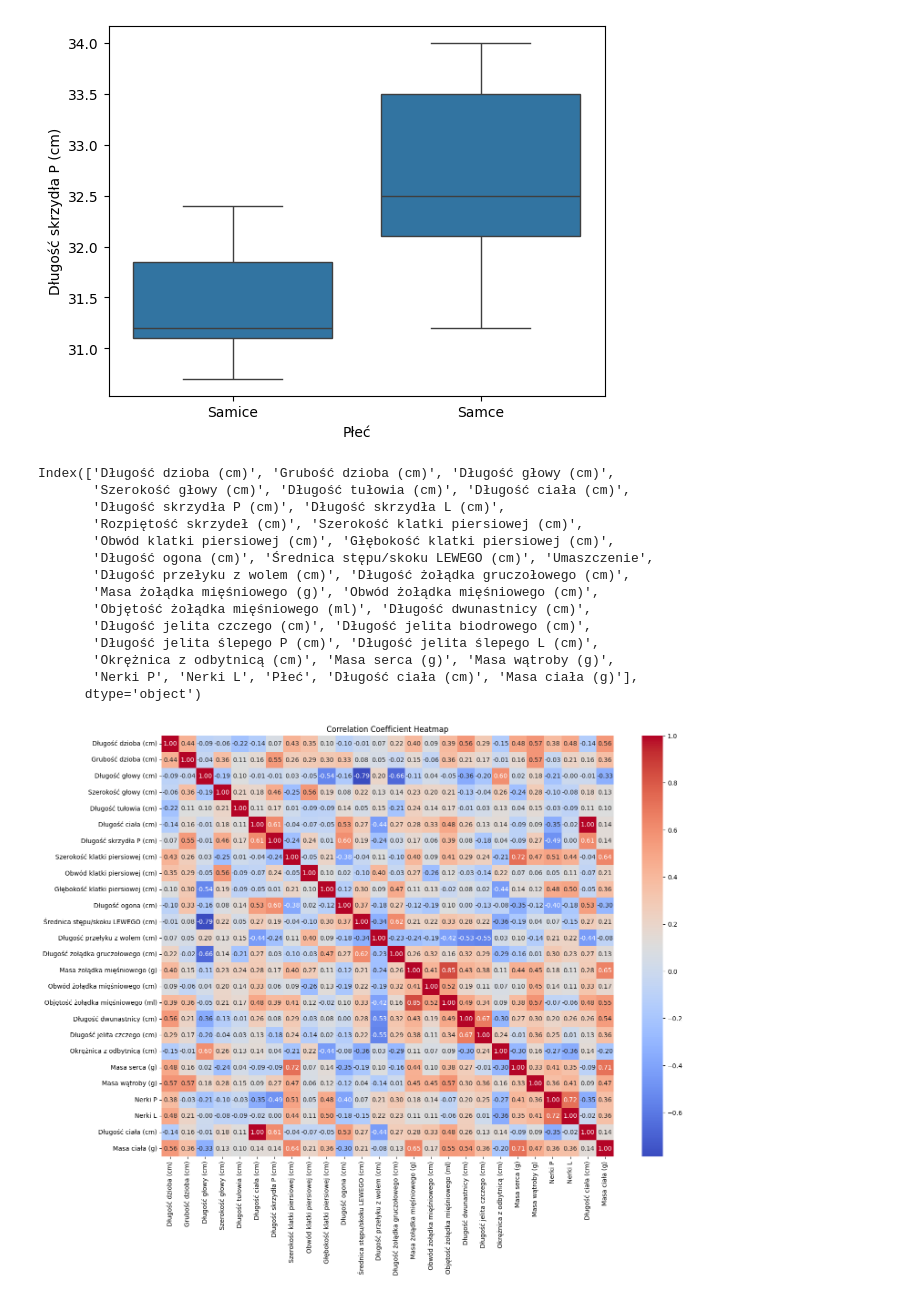
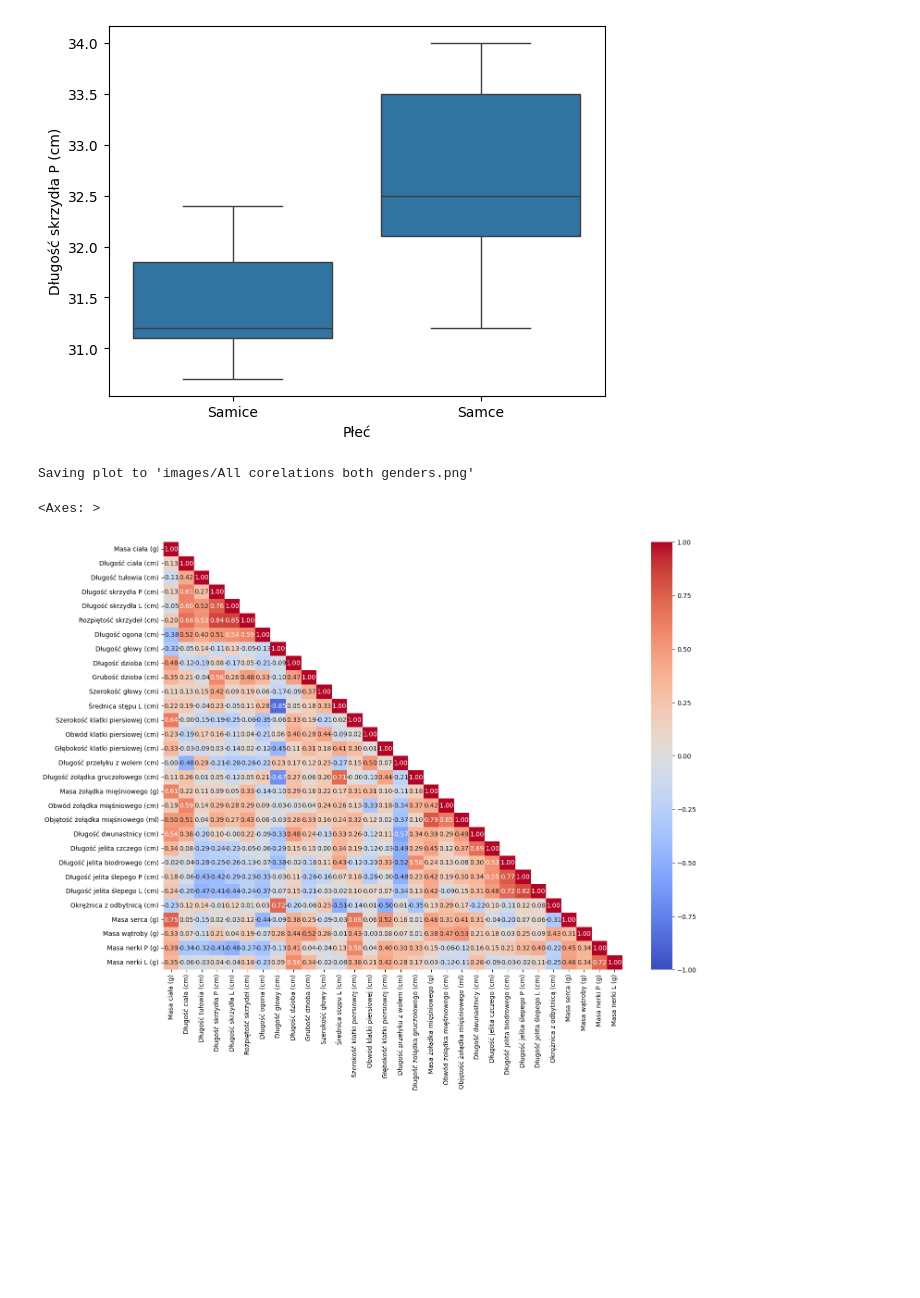
Before and after one commit to mateuszkojro/charakterystyka-morfometryczna-golebia-miejskiego, a Jupyter notebook: 10-basic-breakdown.ipynb, the cells around one changed output. Drawn from its saved outputs; the diff is of its cells as text; code cells hidden in the pictures; blank space fills up the shorter version.

```diff
--- a/10-basic-breakdown.ipynb
+++ b/10-basic-breakdown.ipynb
@@ -12,38 +11,10 @@ Mann-Whitney 'u' Długość skrzydła P (cm) by gender: pvalue=0.01
 Saving plot to 'images/Długość skrzydła P (cm) by gender.png'
 <Axes: xlabel='Płeć', ylabel='Długość skrzydła P (cm)'>
 [figure]
-# %%
-ds.df.columns
-# %% [output]
-Index(['Długość dzioba (cm)', 'Grubość dzioba (cm)', 'Długość głowy (cm)',
-       'Szerokość głowy (cm)', 'Długość tułowia (cm)', 'Długość ciała (cm)',
-       'Długość skrzydła P (cm)', 'Długość skrzydła L (cm)',
-       'Rozpiętość skrzydeł (cm)', 'Szerokość klatki piersiowej (cm)',
-       'Obwód klatki piersiowej (cm)', 'Głębokość klatki piersiowej (cm)',
-       'Długość ogona (cm)', 'Średnica stępu/skoku LEWEGO (cm)', 'Umaszczenie',
-       'Długość przełyku z wolem (cm)', 'Długość żołądka gruczołowego (cm)',
-       'Masa żołądka mięśniowego (g)', 'Obwód żołądka mięśniowego (cm)',
-       'Objętość żołądka mięśniowego (ml)', 'Długość dwunastnicy (cm)',
-       'Długość jelita czczego (cm)', 'Długość jelita biodrowego (cm)',
-       'Długość jelita ślepego P (cm)', 'Długość jelita ślepego L (cm)',
-       'Okrężnica z odbytnicą (cm)', 'Masa serca (g)', 'Masa wątroby (g)',
-       'Nerki P', 'Nerki L', 'Płeć', 'Długość ciała (cm)', 'Masa ciała (g)'],
-      dtype='object')
 # %%
-import matplotlib.pyplot as plt
-import seaborn as sns
-
-# Compute the correlation matrix
-corr = ds.df.corr(numeric_only=True)
-
-# Mask the upper triangle
-# mask = np.triu(np.ones_like(corr, dtype=bool))
-
-# Plot the heatmap
-plt.figure(figsize=(16, 12))
-sns.heatmap(corr, annot=True, fmt=".2f", cmap="coolwarm", square=False)
-plt.title("Correlation Coefficient Heatmap")
-plt.show()
+ds.corr_heatmap(ds.data_cols, ds.data_cols,"All corelations both genders")
 # %% [output]
+Saving plot to 'images/All corelations both genders.png'
+<Axes: >
-[figure, old version]
+[figure, new version]
 # %%
```
Also changed, not shown: parts of 10 cells of this notebook, 1 other file.
